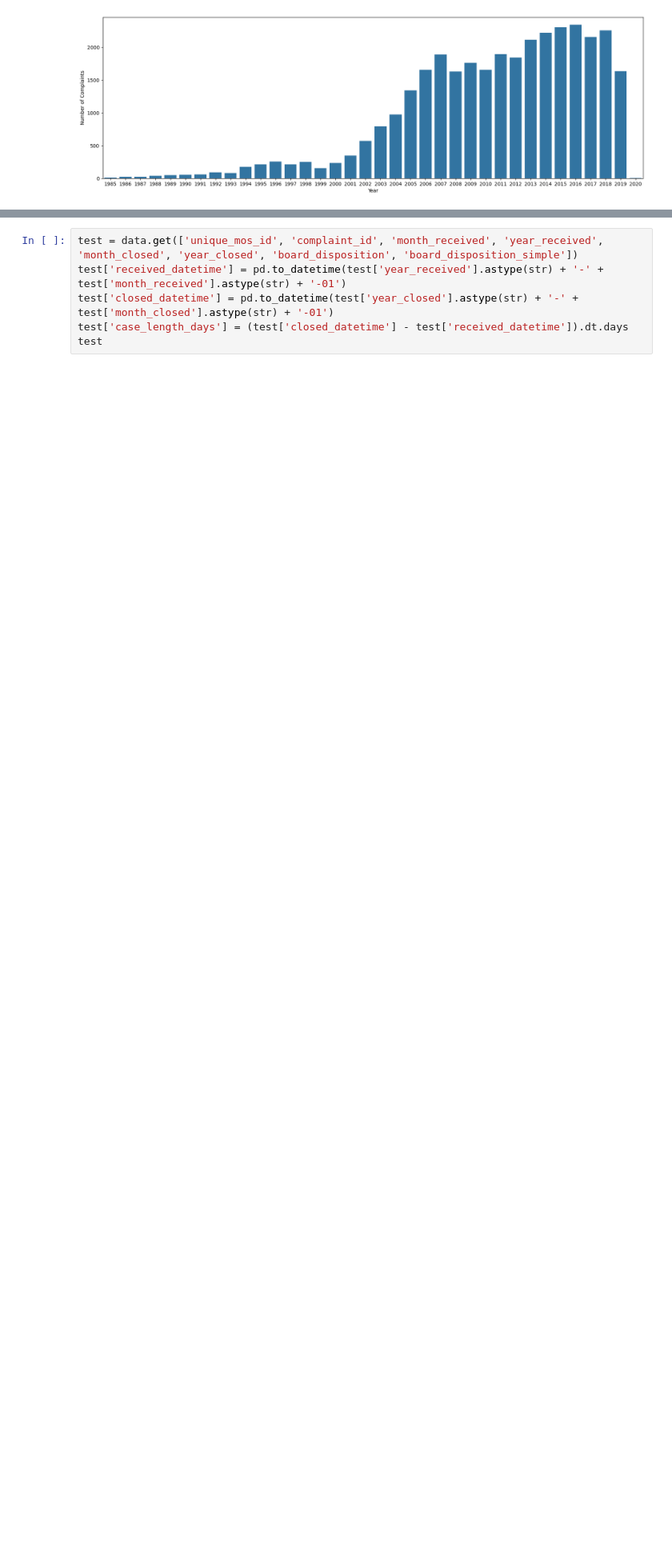
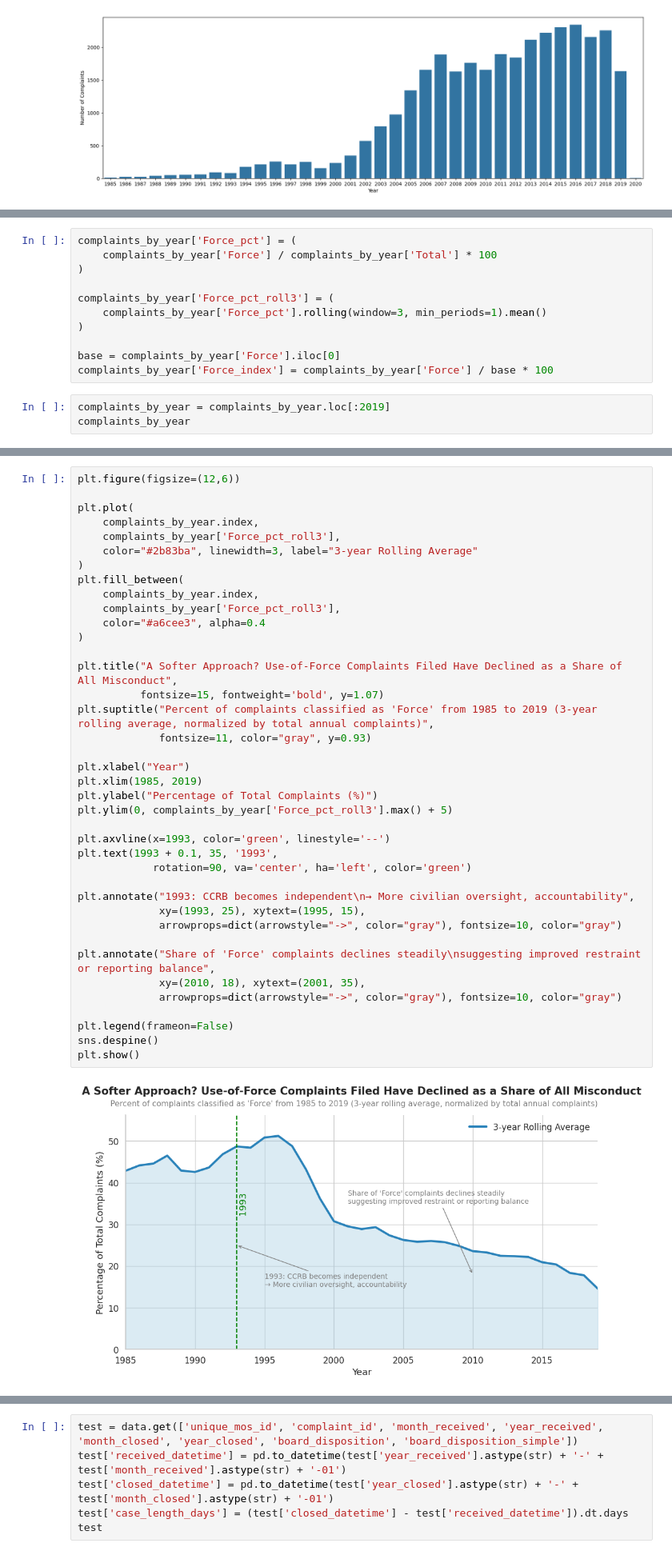
Before and after one commit to vmlau/DSC106_Project2, a Jupyter notebook: project_2.ipynb, the cells around one changed output, grey strips where cells are left out. Shown at 80% size. Cells and saved outputs as stored; diff of their text form; blank space fills up the shorter version.

```diff
--- a/project_2.ipynb
+++ b/project_2.ipynb
@@ -536,0 +548,14 @@ Text(0, 0.5, 'Number of Complaints')
+# %%
+complaints_by_year['Force_pct'] = (
+    complaints_by_year['Force'] / complaints_by_year['Total'] * 100
+)
+
+complaints_by_year['Force_pct_roll3'] = (
+    complaints_by_year['Force_pct'].rolling(window=3, min_periods=1).mean()
+)
+
+base = complaints_by_year['Force'].iloc[0]
+complaints_by_year['Force_index'] = complaints_by_year['Force'] / base * 100
+# %%
+complaints_by_year = complaints_by_year.loc[:2019]
+complaints_by_year
@@ -536,0 +581,41 @@ Text(0, 0.5, 'Number of Complaints')
+# %%
+plt.figure(figsize=(12,6))
+
+plt.plot(
+    complaints_by_year.index,
+    complaints_by_year['Force_pct_roll3'],
+    color="#2b83ba", linewidth=3, label="3-year Rolling Average"
+)
+plt.fill_between(
+    complaints_by_year.index,
+    complaints_by_year['Force_pct_roll3'],
+    color="#a6cee3", alpha=0.4
+)
+
+plt.title("A Softer Approach? Use-of-Force Complaints Filed Have Declined as a Share of All Misconduct",
+          fontsize=15, fontweight='bold', y=1.07)
+plt.suptitle("Percent of complaints classified as 'Force' from 1985 to 2019 (3-year rolling average, normalized by total annual complaints)",
+             fontsize=11, color="gray", y=0.93)
+
+plt.xlabel("Year")
+plt.xlim(1985, 2019)
+plt.ylabel("Percentage of Total Complaints (%)")
+plt.ylim(0, complaints_by_year['Force_pct_roll3'].max() + 5)
+
+plt.axvline(x=1993, color='green', linestyle='--')
+plt.text(1993 + 0.1, 35, '1993',
+            rotation=90, va='center', ha='left', color='green')
+
+plt.annotate("1993: CCRB becomes independent\n→ More civilian oversight, accountability",
+             xy=(1993, 25), xytext=(1995, 15),
+             arrowprops=dict(arrowstyle="->", color="gray"), fontsize=10, color="gray")
+
+plt.annotate("Share of 'Force' complaints declines steadily\nsuggesting improved restraint or reporting balance",
+             xy=(2010, 18), xytext=(2001, 35),
+             arrowprops=dict(arrowstyle="->", color="gray"), fontsize=10, color="gray")
+
+plt.legend(frameon=False)
+sns.despine()
+plt.show()
+# %% [output]
+[figure, added]
```
Also changed, not shown: parts of 7 cells of this notebook.
